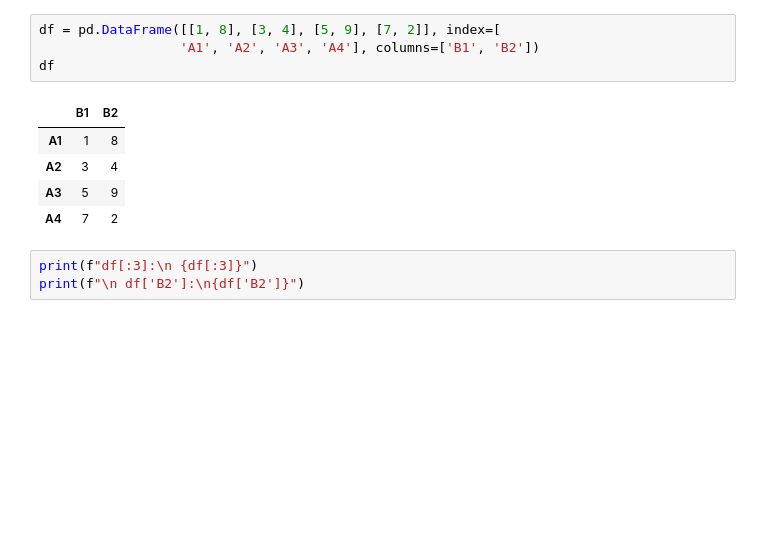
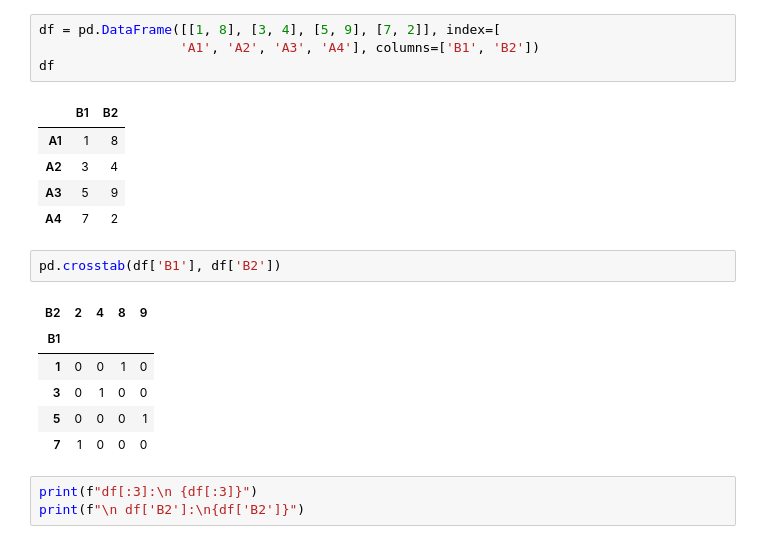
Before and after one commit to RezaSaadatyar/Pandas, a Jupyter notebook: Code/App 1.ipynb, the cells around one changed output. Cells and saved outputs as stored; diff of their text form; blank space fills up the shorter version.

```diff
--- a/Code/App 1.ipynb
+++ b/Code/App 1.ipynb
@@ -50,6 +50,15 @@ df
 | A2 | 3 | 4 |
 | A3 | 5 | 9 |
 | A4 | 7 | 2 |
+# %%
+pd.crosstab(df['B1'], df['B2'])
+# %% [output]
+| B2 | 2 | 4 | 8 | 9 |
+| B1 |  |  |  |  |
+| 1 | 0 | 0 | 1 | 0 |
+| 3 | 0 | 1 | 0 | 0 |
+| 5 | 0 | 0 | 0 | 1 |
+| 7 | 1 | 0 | 0 | 0 |
 # %%
 print(f"df[:3]:\n {df[:3]}")
 print(f"\n df['B2']:\n{df['B2']}")
```
Also changed, not shown: parts of 1 cell of this notebook.
